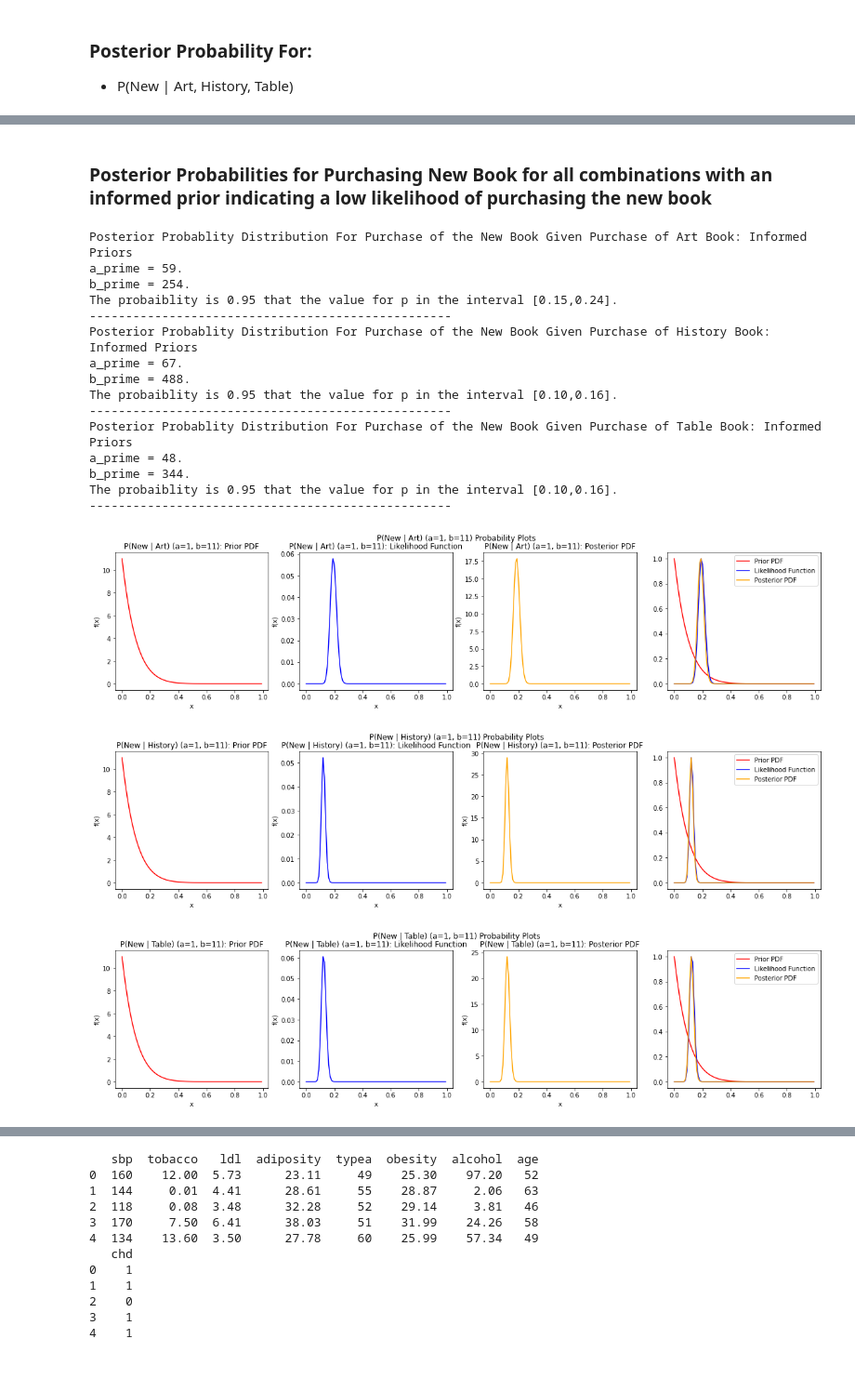
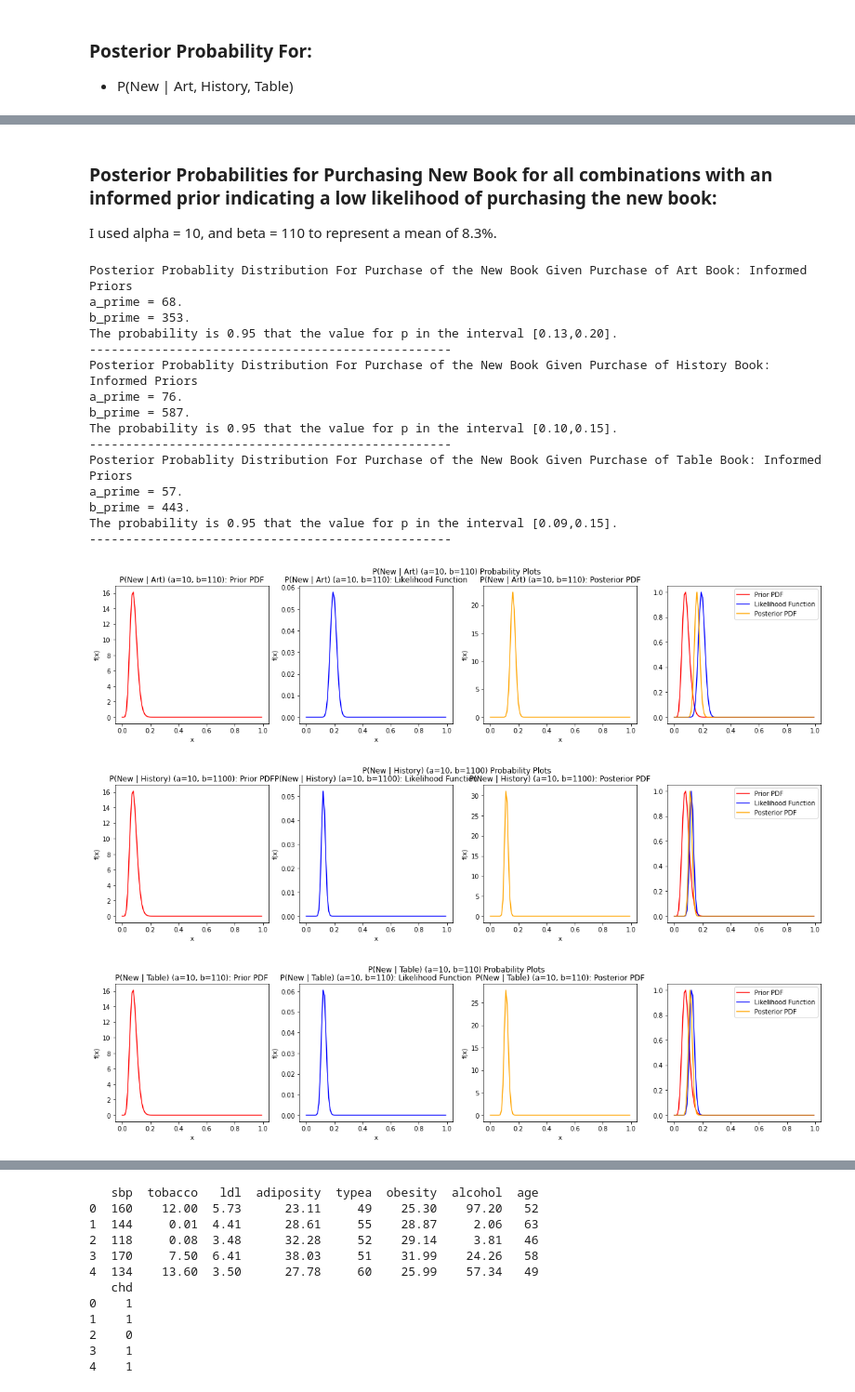
Before and after one commit to hdmcspadden/BayesianML, a Jupyter notebook: Mod2/HW_Mod2_McSpadden_Diana_hdm5s.ipynb, the cells around one changed output, grey strips where cells are left out. Shown at 93% size. Drawn from its saved outputs; the diff is of its cells as text; code cells hidden in the pictures.

```diff
--- a/Mod2/HW_Mod2_McSpadden_Diana_hdm5s.ipynb
+++ b/Mod2/HW_Mod2_McSpadden_Diana_hdm5s.ipynb
@@ -659,6 +651,8 @@ The probaiblity is 0.95 that the value for p in the interval [0.27,0.49].
 [figure]
 # %% [markdown]
-### Posterior Probabilities for Purchasing New Book for all combinations with an informed prior indicating a low likelihood of purchasing the new book
+### Posterior Probabilities for Purchasing New Book for all combinations with an informed prior indicating a low likelihood of purchasing the new book:
+
+I used alpha = 10, and beta = 110 to represent a mean of 8.3%.
 # %%
 print("Posterior Probablity Distribution For Purchase of the New Book Given Purchase of Art Book: Informed Priors")
 
@@ -668,13 +662,13 @@ Prior, Likelihood, Posterior = posterior_from_conjugate_prior(
     x=x,
     n=cnt_purchasedA,
     k=cnt_purchasedA_New,
-    a=1,
-    b=11)
+    a=10,
+    b=110)
 
 denominator = np.sum(Prior*Likelihood*dx)
 post = Likelihood*Prior / denominator
 printConfidenceInterval(post = post, dx = x[1] - x[0], lb=0.025, ub=0.975)
-printProbPlots(x, Prior, Likelihood, post, "P(New | Art) (a=1, b=11)")
+printProbPlots(x, Prior, Likelihood, post, "P(New | Art) (a=10, b=110)")
 
 print("-"*50)
 
@@ -686,52 +680,52 @@ Prior, Likelihood, Posterior = posterior_from_conjugate_prior(
     x=x,
     n=cnt_purchasedH,
     k=cnt_purchasedH_New,
-    a=1,
-    b=11)
+    a=10,
+    b=110)
 
 denominator = np.sum(Prior*Likelihood*dx)
 post = Likelihood*Prior / denominator
 printConfidenceInterval(post = post, dx = x[1] - x[0], lb=0.025, ub=0.975)
-printProbPlots(x, Prior, Likelihood, post, "P(New | History) (a=1, b=11)")
+printProbPlots(x, Prior, Likelihood, post, "P(New | History) (a=10, b=1100)")
 
 print("-"*50)
 
 print("Posterior Probablity Distribution For Purchase of the New Book Given Purchase of Table Book: Informed Priors")
 
 x = np.arange(0, 1, 0.01)
 Prior, Likelihood, Posterior = posterior_from_conjugate_prior(
     Likelihood_Dist_Type='Binomial',
     x=x,
     n=cnt_purchasedT,
     k=cnt_purchasedT_New,
-    a=1,
-    b=11)
+    a=10,
+    b=110)
 
 denominator = np.sum(Prior*Likelihood*dx)
 post = Likelihood*Prior / denominator
 printConfidenceInterval(post = post, dx = x[1] - x[0], lb=0.025, ub=0.975)
-printProbPlots(x, Prior, Likelihood, post, "P(New | Table) (a=1, b=11)")
+printProbPlots(x, Prior, Likelihood, post, "P(New | Table) (a=10, b=110)")
 
 print("-"*50)
 # %% [output]
 Posterior Probablity Distribution For Purchase of the New Book Given Purchase of Art Book: Informed Priors
-a_prime = 59.
-b_prime = 254.
-The probaiblity is 0.95 that the value for p in the interval [0.15,0.24].
+a_prime = 68.
+b_prime = 353.
+The probability is 0.95 that the value for p in the interval [0.13,0.20].
 --------------------------------------------------
 Posterior Probablity Distribution For Purchase of the New Book Given Purchase of History Book: Informed Priors
-a_prime = 67.
-b_prime = 488.
-The probaiblity is 0.95 that the value for p in the interval [0.10,0.16].
+a_prime = 76.
+b_prime = 587.
+The probability is 0.95 that the value for p in the interval [0.10,0.15].
 --------------------------------------------------
 Posterior Probablity Distribution For Purchase of the New Book Given Purchase of Table Book: Informed Priors
-a_prime = 48.
-b_prime = 344.
-The probaiblity is 0.95 that the value for p in the interval [0.10,0.16].
+a_prime = 57.
+b_prime = 443.
+The probability is 0.95 that the value for p in the interval [0.09,0.15].
 --------------------------------------------------
-[figure, old version]
+[figure, new version]
-[figure, old version]
+[figure, new version]
-[figure, old version]
+[figure, new version]
 # %%
 print("Posterior Probablity Distribution For Purchase of the New Book Given Purchase of Art and History Book: Informed Priors")
 
```
Also changed, not shown: parts of 24 cells of this notebook, 3 other files.
